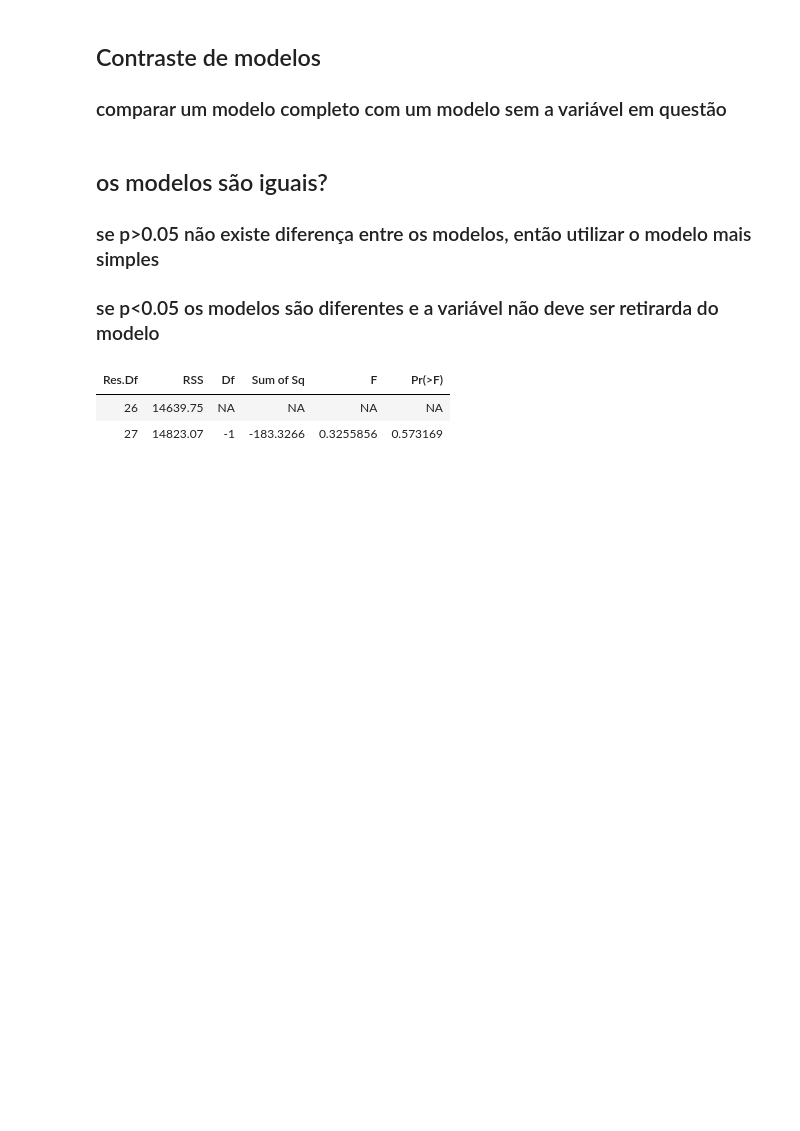
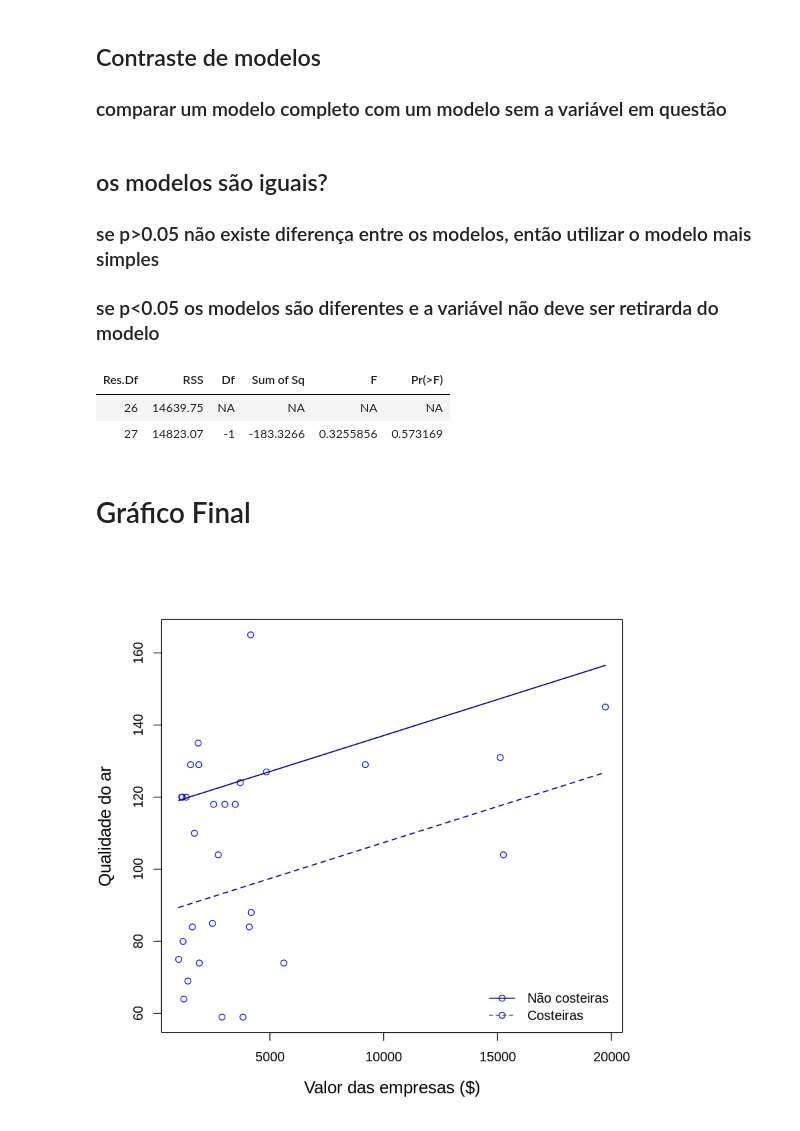
Before and after one commit to caiobarretta/Alura, a Jupyter notebook: Data Science/Estatística/Estatística com R Introdução à modelagem/Estatística com R Introdução à modelagem.ipynb, the cells around one changed output. Cells and saved outputs as stored; diff of their text form; code cells hidden in the pictures; blank space fills up the shorter version.

```diff
--- a/Data Science/Estatística/Estatística com R Introdução à modelagem/Estatística com R Introdução à modelagem.ipynb
+++ b/Data Science/Estatística/Estatística com R Introdução à modelagem/Estatística com R Introdução à modelagem.ipynb
@@ -373,3 +373,12 @@ anova(modelocompleto, modeloincompleto)
 | Res.Df | RSS | Df | Sum of Sq | F | Pr(>F) |
 | 26 | 14639.75 | NA | NA | NA | NA |
 | 27 | 14823.07 | -1 | -183.3266 | 0.3255856 | 0.573169 |
+# %% [markdown]
+# Gráfico Final
+# %%
+plot(airq~vala, data=Airq, xlab="Valor das empresas ($)", ylab="Qualidade do ar", cex.lab=1.3, col="blue")
+curve(1.171e+02+1.999e-03*x, add=TRUE, col="darkblue", lwd=1.4) # Cidade não costeira
+curve(1.171e+02+1.999e-03*x-2.968e+01, add=TRUE, lty=2, col="darkblue", lwd=1.4) # Cidade costeira
+legend("bottomright", c("Não costeiras","Costeiras"), pch=1, lty=c(1,2), bty="n",col=c("darkblue", "darkblue"))
+# %% [output]
+[figure, added]
```
